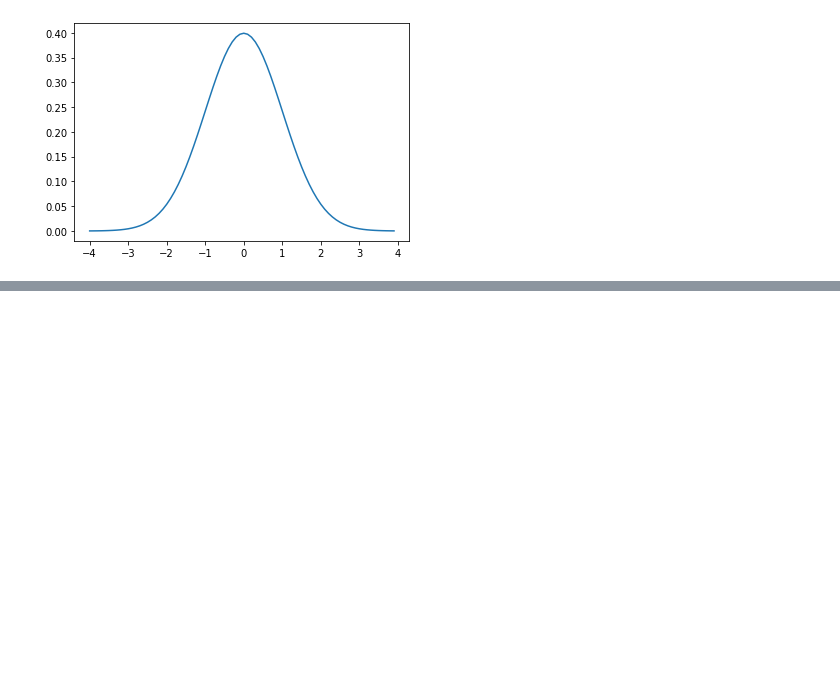
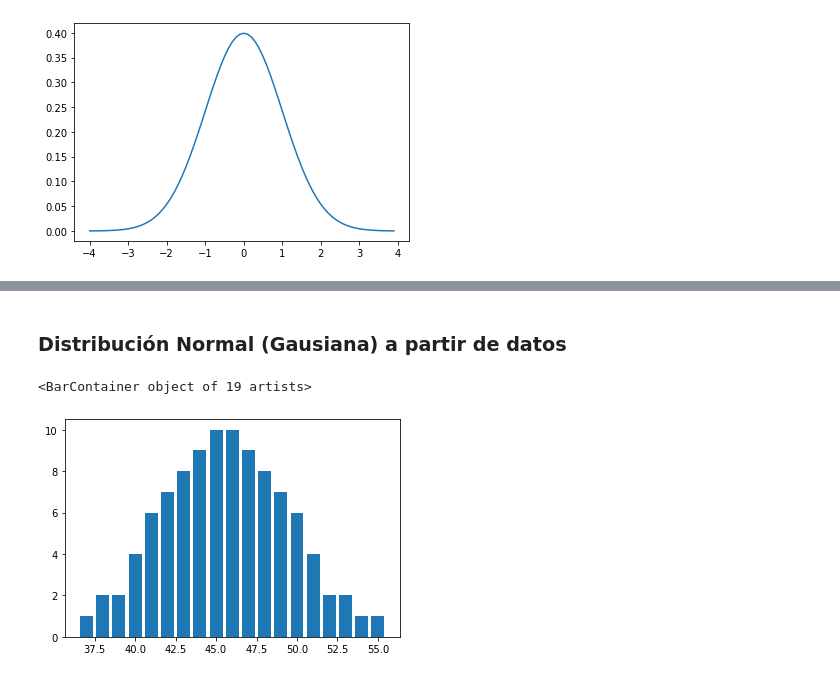
Before and after one commit to Crigerprogrammer/Calculo_DataScience, a Jupyter notebook: Distribución_continua.ipynb, the cells around one changed output, grey strips where cells are left out. Cells and saved outputs as stored; diff of their text form; code cells hidden in the pictures; blank space fills up the shorter version.

```diff
--- a/Distribución_continua.ipynb
+++ b/Distribución_continua.ipynb
@@ -26,0 +35,10 @@ plt.plot(x,y)
+# %% [markdown]
+### Distribución Normal (Gausiana) a partir de datos
+# %%
+df = pd.read_excel('s057.xls')
+arr = df['Normally Distributed Housefly Wing Lengths'].values[4:]
+values, dist = np.unique(arr, return_counts=True)
+plt.bar(values, dist)
+# %% [output]
+<BarContainer object of 19 artists>
+[figure, added]
```
Also changed, not shown: parts of 1 cell of this notebook.
